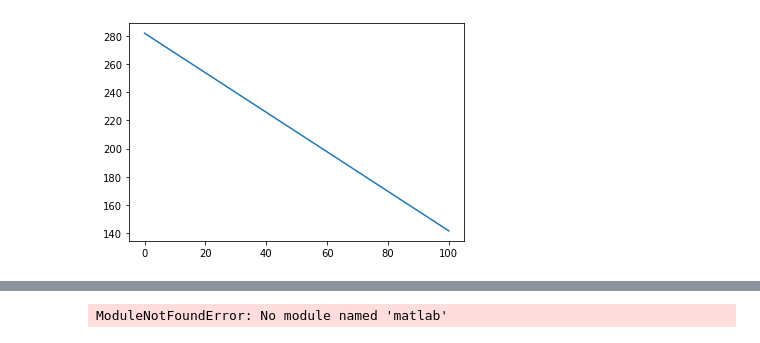
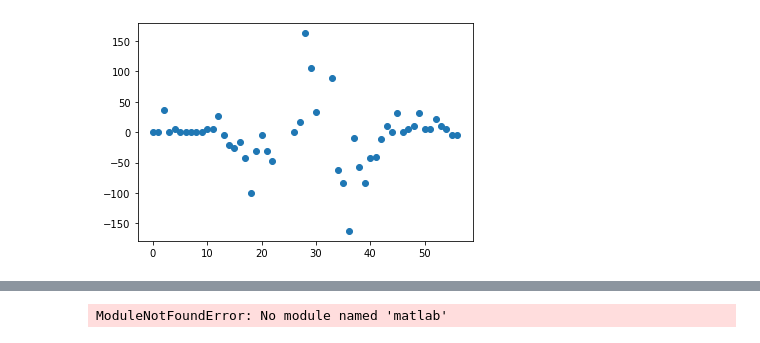
Before and after one commit to Golf-Posture-Guidance-System/Server_system, a Jupyter notebook: poseClassifier.ipynb, the cells around one changed output, grey strips where cells are left out. Drawn from its saved outputs; the diff is of its cells as text; code cells hidden in the pictures.

```diff
--- a/poseClassifier.ipynb
+++ b/poseClassifier.ipynb
@@ -59,8 +59,8 @@ def cut_frame(posepoints) : #프레임을 어깨 각도를 통해 인식
     flag = [0,0,0,  #[0. 어드래스, 1테이크어웨이,2백스윙
             0,0,0]  # 3탑,4 다운스윙,5 임팩트]
 
-    left_wrist = get_wrist(posepoints,'left')
-    right_wrist = get_wrist(posepoints, 'right')
+    left_wrist = get_y_wrist(posepoints,'left')
+    right_wrist = get_y_wrist(posepoints, 'right')
 
 
     where_top = left_wrist.index(min(left_wrist)) #손목의 높이가 최대가 되는 곳을 리턴 (y축이 작을 수록 상단에 위치)
@@ -84,7 +84,7 @@ def cut_frame(posepoints) : #프레임을 어깨 각도를 통해 인식
         #else :
          #   print("?")
 
-def get_y_wrist(posepoints,lr,xy) :
+def get_y_wrist(posepoints,lr) :
     #손목 위치의 함수를 반환,프레임배열과, 왼오 옵
     y_point_arr = []
     if (lr == "left"): #왼
@@ -106,7 +106,7 @@ def get_y_wrist(posepoints,lr,xy) :
             else:y_point_arr.append(rwrist)
     return y_point_arr
 
-def get_x_wrist(posepoints,lr,xy) :
+def get_x_wrist(posepoints,lr) :
     #손목 위치의 함수를 반환,프레임배열과, 왼오 옵
     y_point_arr = []
     if (lr == "left"): #왼
@@ -163,15 +163,22 @@ def is_top(l_wrist,r_wrist):
     plt.show()
     return True
 
+def get_head(posepoints):
+    l_ear =posepoints[1][17]
+    r_ear =posepoints[1][18]
+
+    size = get_distan(l_ear,r_ear)
+    print(size)
+    return int(size)
 
 
 
 
-
-posepoints = get_keypoints("front_wo", 100)
+posepoints = get_keypoints("gpps", 100)
 
     #joint num -------
     #1:어깨 중심    2 : 좌측어깨    3:좌측 팔꿈치    5 : 우측어꺠   6:우측팔꿈치 ..
 angle234 = get_angle(posepoints[0][2],posepoints[0][3],posepoints[0][4])
 cut_frame(posepoints)
+head_size=get_head(posepoints)
 # %% [output]
@@ -222,17 +227,53 @@ plt.show()
 # %%
-from scipy import interpolate #보간법을 위해..
-from sklearn import linear_model
+frame = 100
+slopes=[]
+idx = [25,0,0,0,0,0,43]#어,테,탑,다운,임펙,팔스,피니쉬
 
-x = [x_values[k] for k in range(len(x_values))]
-y = [y_values[m] for m in range(len(y_values))]
+for i in range(0,len(rx_values)):
+    if (len(rx_values)-1 == i): #마지막 점의 경우 변화량을 계산할 필요가 없음
+        slopes.append(slope)
+        break
+    else :
+        dx = rx_values[i+1] - rx_values[i]
+        dy = ry_values[i+1] - ry_values[i]
+        slope = dy/dx
+        if(slope <= -8 and idx[0]!=0 and idx[1]==0) : #테이크어웨이 검사
+            dx_left = lx_values[i+1] - lx_values[i]
+            dy_left = ly_values[i+1] - ly_values[i]
+            slope_left = dy_left/dx_left
+            #print(slope_left)
+            if(slope_left<= -8):
+                idx[1] = rx_values[i-1]
 
-X = [[x_values[k]] for k in range(len(x_values))]
+        if(idx[1]!=0 and idx[2]==0 and slope>0) :  #탑 검사
+            dx_left = lx_values[i+1] - lx_values[i]
+            dy_left = ly_values[i+1] - ly_values[i]
+            slope_left = dy_left/dx_left
+            if(slope_left>0):
+                idx[2] = rx_values[i-1]
+        if(idx[2]!=0 and idx[4]==0 and slope<0) : #임펙트 검사
+            dx_left = lx_values[i+1] - lx_values[i]
+            dy_left = ly_values[i+1] - ly_values[i]
+            slope_left = dy_left/dx_left
+            if(slope_left<0):
+                idx[4] = rx_values[i-1]
+        #if(idx[4]!=0 and idx[6]==0 and slope>0) : #피니쉬 검사
+        #    dx_left = lx_values[i+1] - lx_values[i]
+        #    dy_left = ly_values[i+1] - ly_values[i]
+        #    slope_left = dy_left/dx_left
+        #    print(slope_left)
+        #    if(slope_left>0):
+        #        idx[6] = rx_values[i-1]
+        slopes.append(slope)
 
-reg = linear_model.LinearRegression()
-reg.fit(X,y)
-xp = [1*k for k in range(101)]
-Xp = [[xp[m]] for m in range(101)]
-yp = reg.predict(Xp)
-plt.plot(xp, yp)
-plt.show()
+
+
+print(idx)
+idx[3] = int((idx[4] + idx[2] )/2)
+idx[5] = int((idx[6] + idx[4] )/2)
+print(idx)
+
+print(slopes[35])
+
+plt.scatter(rx_values,slopes)
 # %% [output]
@@ -239,4 +284,4 @@ plt.show()
-[figure, old version]
+[figure, new version]
 # %%
 x = [x_values[k] for k in range(len(x_values))]
 y = [y_values[m] for m in range(len(y_values))]
```
Also changed, not shown: parts of 10 cells of this notebook.
